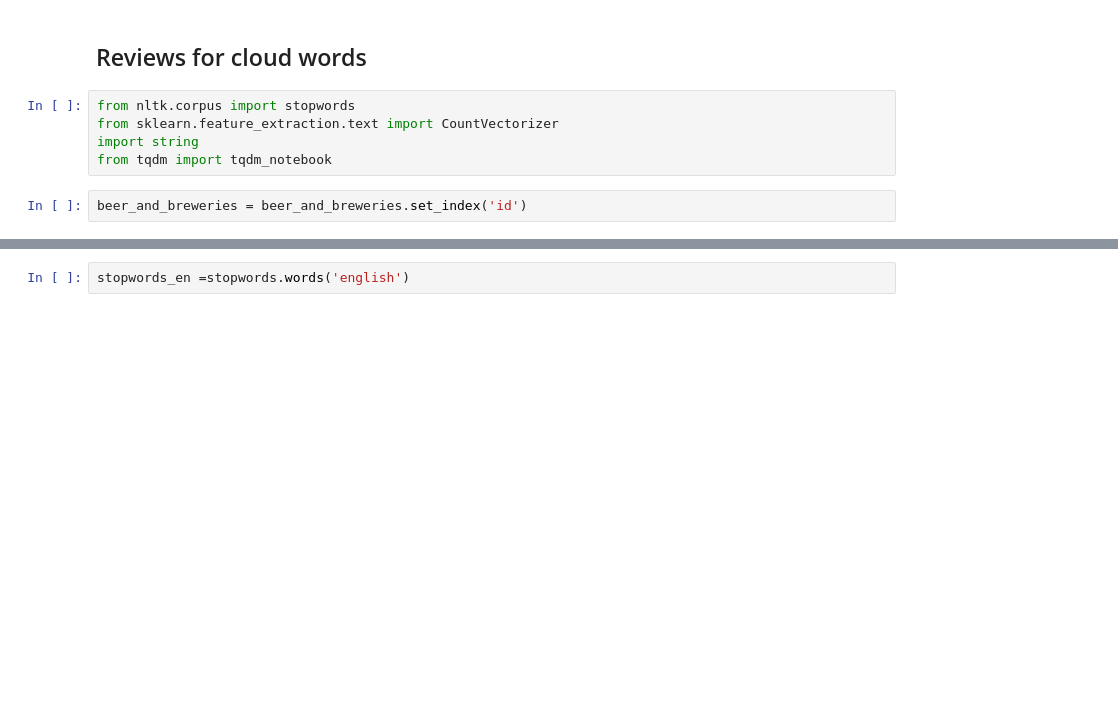
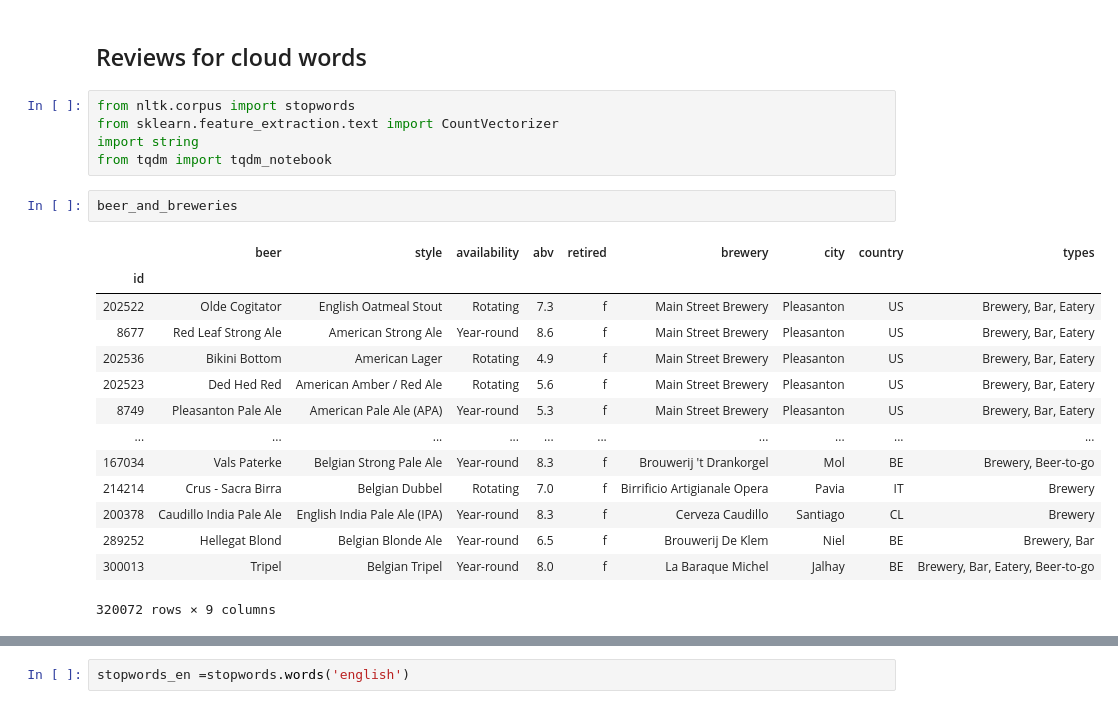
Before and after one commit to com-480-data-visualization/com-480-project-datasat, a Jupyter notebook: data_preprocessing/data_enhancement.ipynb, the cells around one changed output, grey strips where cells are left out. Saved outputs shown, nothing was run; the diff lists cells and outputs as text; blank space fills up the shorter version.

```diff
--- a/data_preprocessing/data_enhancement.ipynb
+++ b/data_preprocessing/data_enhancement.ipynb
@@ -283,8 +271,23 @@ from nltk.corpus import stopwords
 from sklearn.feature_extraction.text import CountVectorizer
 import string
 from tqdm import tqdm_notebook
-# %%
-beer_and_breweries = beer_and_breweries.set_index('id')
+# %%
+beer_and_breweries
+# %% [output]
+|  | beer | style | availability | abv | retired | brewery | city | country | types |
+| id |  |  |  |  |  |  |  |  |  |
+| 202522 | Olde Cogitator | English Oatmeal Stout | Rotating | 7.3 | f | Main Street Brewery | Pleasanton | US | Brewery, Bar, Eatery |
+| 8677 | Red Leaf Strong Ale | American Strong Ale | Year-round | 8.6 | f | Main Street Brewery | Pleasanton | US | Brewery, Bar, Eatery |
+| 202536 | Bikini Bottom | American Lager | Rotating | 4.9 | f | Main Street Brewery | Pleasanton | US | Brewery, Bar, Eatery |
+| 202523 | Ded Hed Red | American Amber / Red Ale | Rotating | 5.6 | f | Main Street Brewery | Pleasanton | US | Brewery, Bar, Eatery |
+| 8749 | Pleasanton Pale Ale | American Pale Ale (APA) | Year-round | 5.3 | f | Main Street Brewery | Pleasanton | US | Brewery, Bar, Eatery |
+| ... | ... | ... | ... | ... | ... | ... | ... | ... | ... |
+| 167034 | Vals Paterke | Belgian Strong Pale Ale | Year-round | 8.3 | f | Brouwerij 't Drankorgel | Mol | BE | Brewery, Beer-to-go |
+| 214214 | Crus - Sacra Birra | Belgian Dubbel | Rotating | 7.0 | f | Birrificio Artigianale Opera | Pavia | IT | Brewery |
+| 200378 | Caudillo India Pale Ale | English India Pale Ale (IPA) | Year-round | 8.3 | f | Cerveza Caudillo | Santiago | CL | Brewery |
+| 289252 | Hellegat Blond | Belgian Blonde Ale | Year-round | 6.5 | f | Brouwerij De Klem | Niel | BE | Brewery, Bar |
+| 300013 | Tripel | Belgian Tripel | Year-round | 8.0 | f | La Baraque Michel | Jalhay | BE | Brewery, Bar, Eatery, Beer-to-go |
+320072 rows × 9 columns
 # %%
 def lower_punct_removal(text):
     temp = text.lower()
```
Also changed, not shown: parts of 9 cells of this notebook, 2 other files.
